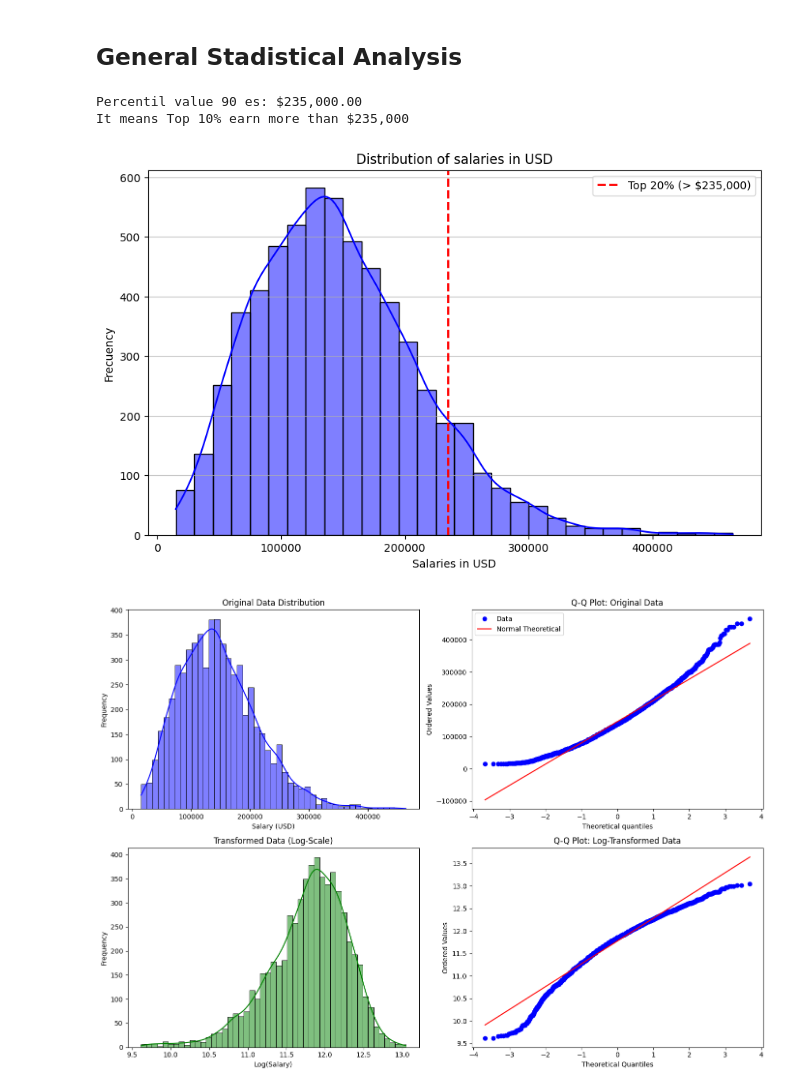
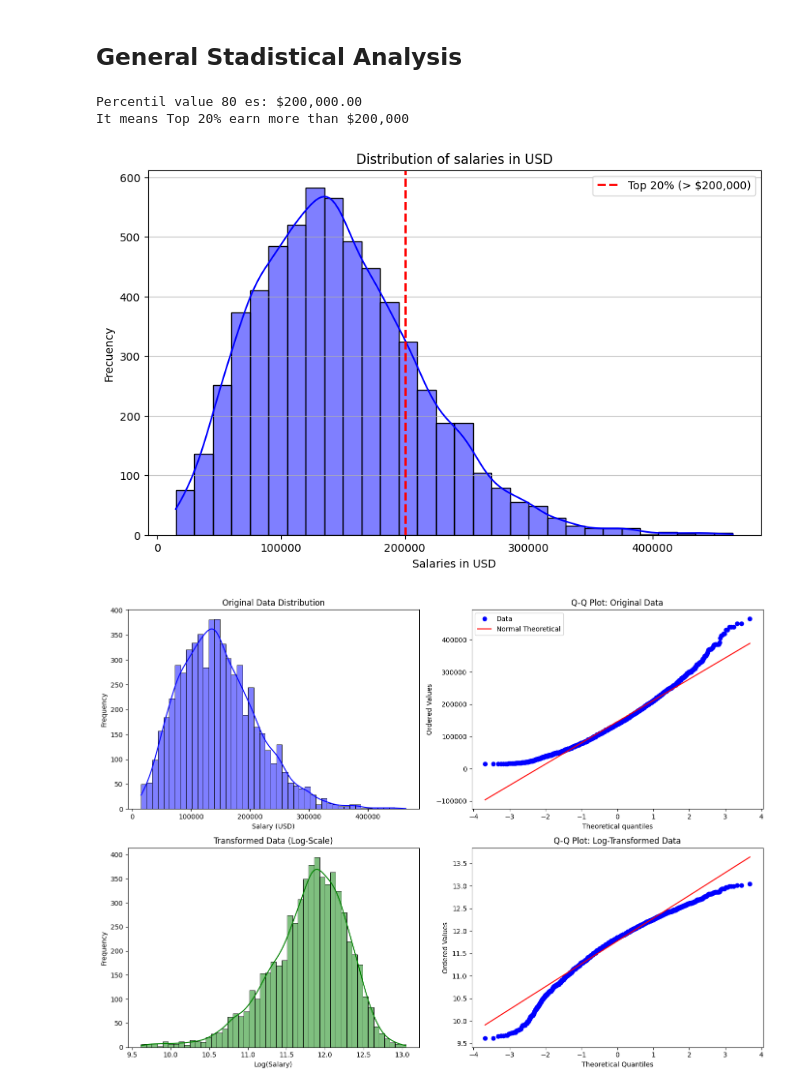
Before and after one commit to SLy-Precision/Using-Data-to-Find-Optimal-Path-to-Data-Science-High-Salary, a Jupyter notebook: Using_Data_to_Find_Optimal_Path_in_DS.ipynb, the cells around one changed output. Drawn from its saved outputs; the diff is of its cells as text; code cells hidden in the pictures.

```diff
--- a/Using_Data_to_Find_Optimal_Path_in_DS.ipynb
+++ b/Using_Data_to_Find_Optimal_Path_in_DS.ipynb
@@ -365,37 +368,37 @@ New highst salary in dataset: $465,000
 # %% [markdown]
 ## General Stadistical Analysis
 # %%
-# Lets see the distribution of the salaries and the percenntile for 90%
+# Lets see the distribution of the salaries and the percenntile for 80%
 
 # 1. Calculate the 90th percentile
-# This value represents the salary that is higher than 90% of the population
-umbral = df['salary_in_usd'].quantile(0.90)
+# This value represents the salary that is higher than 80% of the population
+umbral = df['salary_in_usd'].quantile(0.80)
 
 # Print the specific value to console
-print(f"Percentil value 90 es: ${umbral:,.2f}")
-print(f"It means Top 10% earn more than ${umbral:,.0f}")
+print(f"Percentil value 80 es: ${umbral:,.2f}")
+print(f"It means Top 20% earn more than ${umbral:,.0f}")
 
 # Plot the distribution
 plt.figure(figsize=(10, 6))
 
 # Main histogram plot
 sns.histplot(df['salary_in_usd'], kde=True, bins=30, color='blue')
 
-# 3. Add the vertical red dashed line at the 80th percentile
+# Vertical red dashed line at the 80th percentile
 plt.axvline(x=umbral, color='red', linestyle='--', linewidth=2, label=f'Top 20% (> ${umbral:,.0f})')
 
 plt.title('Distribution of salaries in USD')
 plt.xlabel('Salaries in USD')
 plt.ylabel('Frecuency')
 
 plt.legend()
 plt.grid(axis='y', alpha=0.75)
 
 plt.show()
 # %% [output]
-Percentil value 90 es: $235,000.00
-It means Top 10% earn more than $235,000
+Percentil value 80 es: $200,000.00
+It means Top 20% earn more than $200,000
-[figure, old version]
+[figure, new version]
 # %%
 # Lets see if we can use ANOVA, checkin the residuals
 
```
Also changed, not shown: parts of 10 cells of this notebook.
